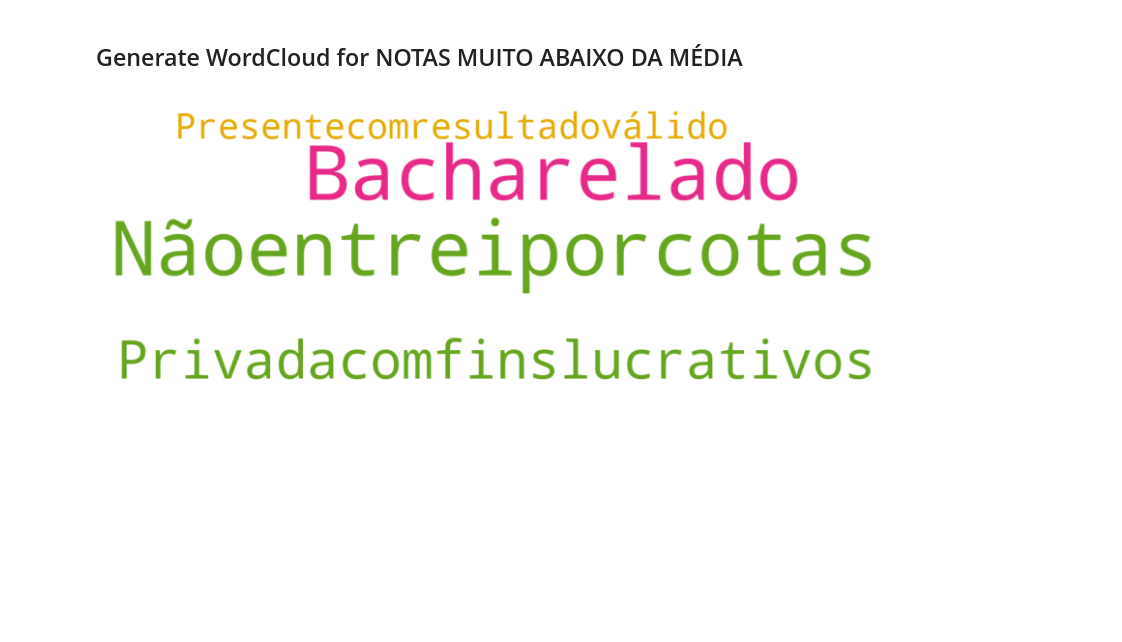
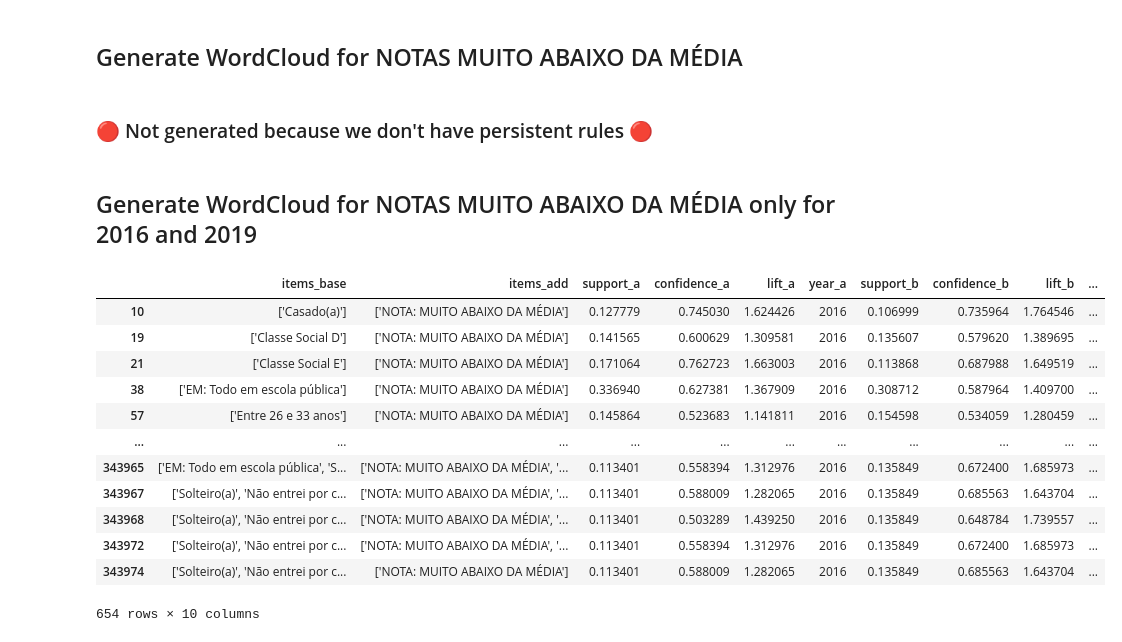
Before and after one commit to kazuhirodk/enem-data-mining, a Jupyter notebook: enade/analysis/general-analysis.ipynb, the cells around one changed output. Cells and saved outputs as stored; diff of their text form; code cells hidden in the pictures; blank space fills up the shorter version.

```diff
--- a/enade/analysis/general-analysis.ipynb
+++ b/enade/analysis/general-analysis.ipynb
@@ -254,16 +271,21 @@ words2 = words2.replace(" ", "").replace("[", "").replace("]", " ").replace("Nã
-# %%
-from wordcloud import WordCloud
-import matplotlib.pyplot as plt
-
-wordcloud = WordCloud(width = 1200, height = 500,
-                background_color ='white', colormap="Dark2",
-                min_font_size = 10, collocations=False).generate(words2)
-
-ax = plt.figure(figsize = (8, 8), facecolor = None)
-plt.imshow(wordcloud)
-plt.axis("off")
-plt.tight_layout(pad = 0)
-
-figure = ax.get_figure()
-# %% [output]
-[figure, removed]
+# %% [markdown]
+### 🔴 Not generated because we don't have persistent rules 🔴
+# %% [markdown]
+## Generate WordCloud for NOTAS MUITO ABAIXO DA MÉDIA only for 2016 and 2019
+# %%
+intersec_16_19 = pd.merge(relevant_rules_table_2016, relevant_rules_table_2019, how = 'inner', on = ['items_base', 'items_add'], suffixes=('_a', '_b'))
+intersec_16_19.query("items_add.str.contains('NOTA: MUITO ABAIXO DA MÉDIA')")
+# %% [output]
+|  | items_base | items_add | support_a | confidence_a | lift_a | year_a | support_b | confidence_b | lift_b | ... |
+| 10 | ['Casado(a)'] | ['NOTA: MUITO ABAIXO DA MÉDIA'] | 0.127779 | 0.745030 | 1.624426 | 2016 | 0.106999 | 0.735964 | 1.764546 | ... |
+| 19 | ['Classe Social D'] | ['NOTA: MUITO ABAIXO DA MÉDIA'] | 0.141565 | 0.600629 | 1.309581 | 2016 | 0.135607 | 0.579620 | 1.389695 | ... |
+| 21 | ['Classe Social E'] | ['NOTA: MUITO ABAIXO DA MÉDIA'] | 0.171064 | 0.762723 | 1.663003 | 2016 | 0.113868 | 0.687988 | 1.649519 | ... |
+| 38 | ['EM: Todo em escola pública'] | ['NOTA: MUITO ABAIXO DA MÉDIA'] | 0.336940 | 0.627381 | 1.367909 | 2016 | 0.308712 | 0.587964 | 1.409700 | ... |
+| 57 | ['Entre 26 e 33 anos'] | ['NOTA: MUITO ABAIXO DA MÉDIA'] | 0.145864 | 0.523683 | 1.141811 | 2016 | 0.154598 | 0.534059 | 1.280459 | ... |
+| ... | ... | ... | ... | ... | ... | ... | ... | ... | ... | ... |
+| 343965 | ['EM: Todo em escola pública', 'S... | ['NOTA: MUITO ABAIXO DA MÉDIA', '... | 0.113401 | 0.558394 | 1.312976 | 2016 | 0.135849 | 0.672400 | 1.685973 | ... |
+| 343967 | ['Solteiro(a)', 'Não entrei por c... | ['NOTA: MUITO ABAIXO DA MÉDIA', '... | 0.113401 | 0.588009 | 1.282065 | 2016 | 0.135849 | 0.685563 | 1.643704 | ... |
+| 343968 | ['Solteiro(a)', 'Não entrei por c... | ['NOTA: MUITO ABAIXO DA MÉDIA', '... | 0.113401 | 0.503289 | 1.439250 | 2016 | 0.135849 | 0.648784 | 1.739557 | ... |
+| 343972 | ['Solteiro(a)', 'Não entrei por c... | ['NOTA: MUITO ABAIXO DA MÉDIA', '... | 0.113401 | 0.558394 | 1.312976 | 2016 | 0.135849 | 0.672400 | 1.685973 | ... |
+| 343974 | ['Solteiro(a)', 'Não entrei por c... | ['NOTA: MUITO ABAIXO DA MÉDIA'] | 0.113401 | 0.588009 | 1.282065 | 2016 | 0.135849 | 0.685563 | 1.643704 | ... |
+654 rows × 10 columns
```
Also changed, not shown: parts of 21 cells of this notebook, 8 other files.
